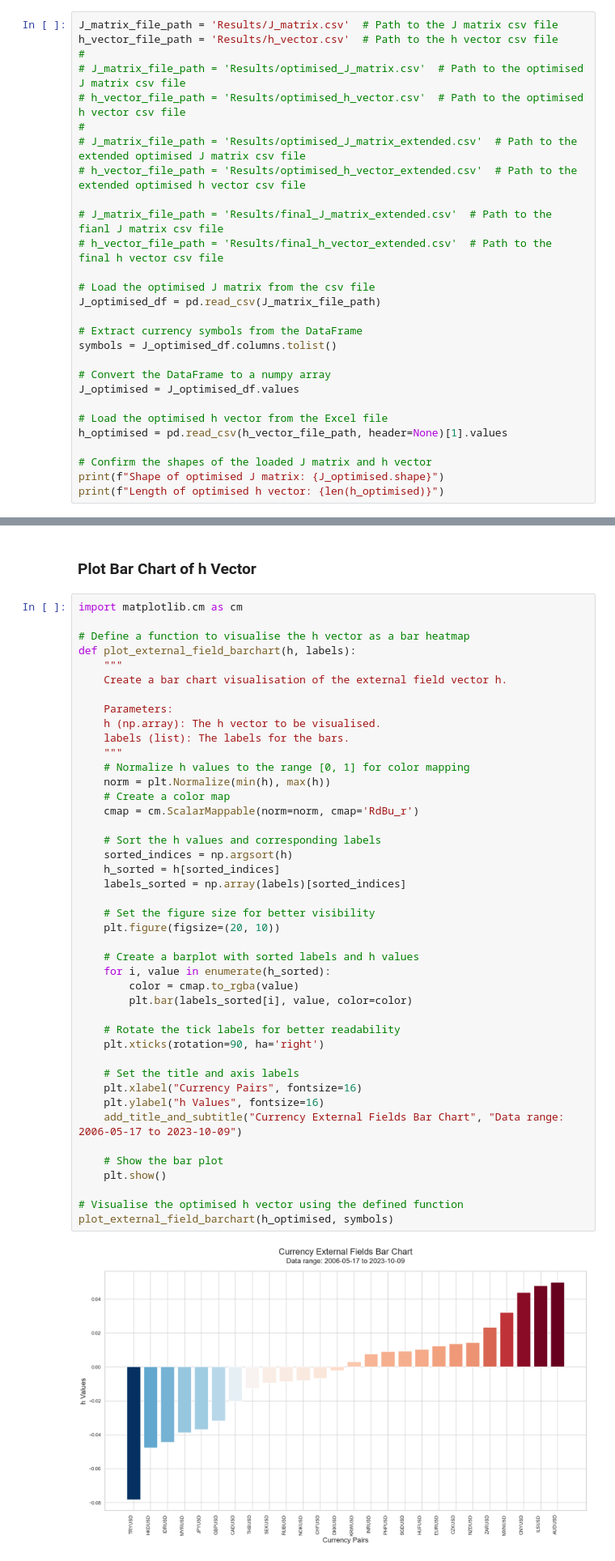
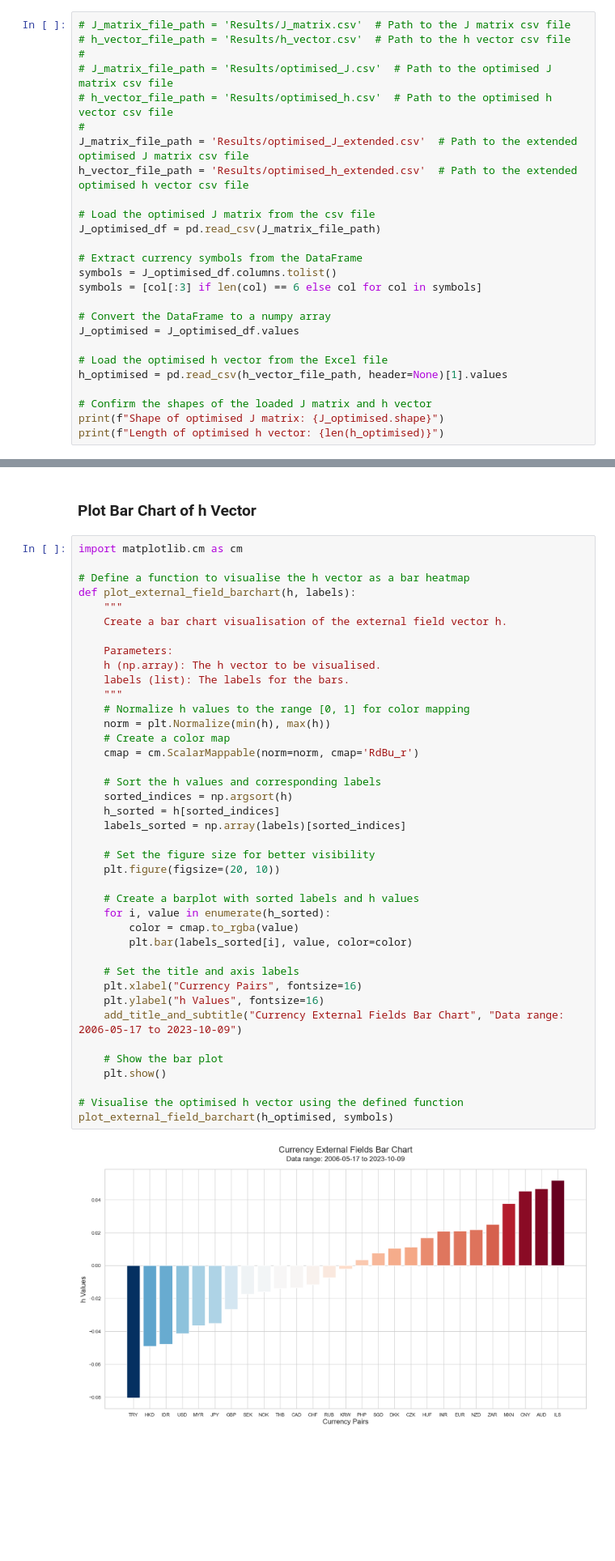
Before and after one commit to CodeBySohyun/Inverse_Ising_Inference, a Jupyter notebook: Data_Analysis/ising_visualisation.ipynb, the cells around one changed output, grey strips where cells are left out. Shown at 81% size. Saved outputs shown, nothing was run; the diff lists cells and outputs as text; blank space fills up the shorter version.

```diff
--- a/Data_Analysis/ising_visualisation.ipynb
+++ b/Data_Analysis/ising_visualisation.ipynb
@@ -17,23 +17,21 @@ sns.set_theme(style="whitegrid")
 
 ##### Define the file paths for the optimised J matrix and h vector
 # %%
-J_matrix_file_path = 'Results/J_matrix.csv'  # Path to the J matrix csv file
-h_vector_file_path = 'Results/h_vector.csv'  # Path to the h vector csv file
+# J_matrix_file_path = 'Results/J_matrix.csv'  # Path to the J matrix csv file
+# h_vector_file_path = 'Results/h_vector.csv'  # Path to the h vector csv file
 #
-# J_matrix_file_path = 'Results/optimised_J_matrix.csv'  # Path to the optimised J matrix csv file
-# h_vector_file_path = 'Results/optimised_h_vector.csv'  # Path to the optimised h vector csv file
+# J_matrix_file_path = 'Results/optimised_J.csv'  # Path to the optimised J matrix csv file
+# h_vector_file_path = 'Results/optimised_h.csv'  # Path to the optimised h vector csv file
 #
-# J_matrix_file_path = 'Results/optimised_J_matrix_extended.csv'  # Path to the extended optimised J matrix csv file
-# h_vector_file_path = 'Results/optimised_h_vector_extended.csv'  # Path to the extended optimised h vector csv file
-
-# J_matrix_file_path = 'Results/final_J_matrix_extended.csv'  # Path to the fianl J matrix csv file
-# h_vector_file_path = 'Results/final_h_vector_extended.csv'  # Path to the final h vector csv file
+J_matrix_file_path = 'Results/optimised_J_extended.csv'  # Path to the extended optimised J matrix csv file
+h_vector_file_path = 'Results/optimised_h_extended.csv'  # Path to the extended optimised h vector csv file
 
 # Load the optimised J matrix from the csv file
 J_optimised_df = pd.read_csv(J_matrix_file_path)
 
 # Extract currency symbols from the DataFrame
 symbols = J_optimised_df.columns.tolist()
+symbols = [col[:3] if len(col) == 6 else col for col in symbols]
 
 # Convert the DataFrame to a numpy array
 J_optimised = J_optimised_df.values
@@ -104,37 +102,34 @@ def plot_external_field_barchart(h, labels):
     """
     # Normalize h values to the range [0, 1] for color mapping
     norm = plt.Normalize(min(h), max(h))
     # Create a color map
     cmap = cm.ScalarMappable(norm=norm, cmap='RdBu_r')
 
     # Sort the h values and corresponding labels
     sorted_indices = np.argsort(h)
     h_sorted = h[sorted_indices]
     labels_sorted = np.array(labels)[sorted_indices]
 
     # Set the figure size for better visibility
     plt.figure(figsize=(20, 10))
 
     # Create a barplot with sorted labels and h values
     for i, value in enumerate(h_sorted):
         color = cmap.to_rgba(value)
         plt.bar(labels_sorted[i], value, color=color)
 
-    # Rotate the tick labels for better readability
-    plt.xticks(rotation=90, ha='right')
-
     # Set the title and axis labels
     plt.xlabel("Currency Pairs", fontsize=16)
     plt.ylabel("h Values", fontsize=16)
     add_title_and_subtitle("Currency External Fields Bar Chart", "Data range: 2006-05-17 to 2023-10-09")
 
     # Show the bar plot
     plt.show()
 
 # Visualise the optimised h vector using the defined function
 plot_external_field_barchart(h_optimised, symbols)
 # %% [output]
-[figure, old version]
+[figure, new version]
 # %% [markdown]
 ### Plot Histograms of J and h
 # %%
```
Also changed, not shown: parts of 3 cells of this notebook, 8 other files.
